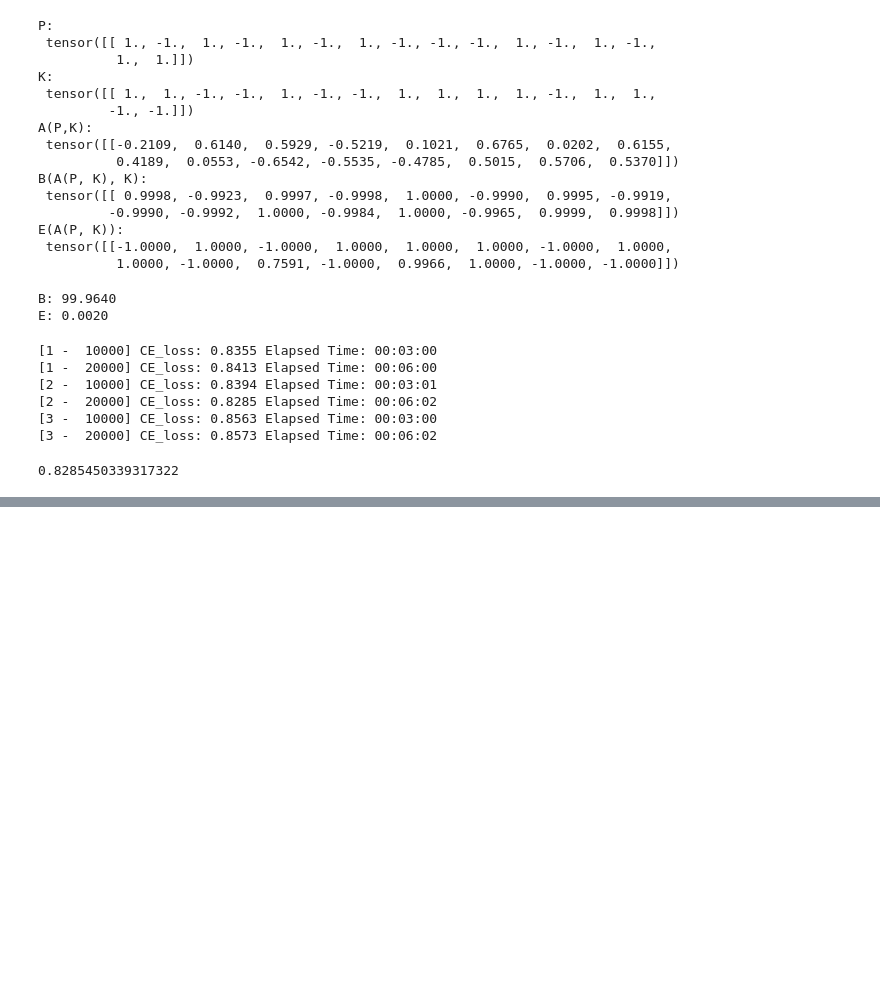
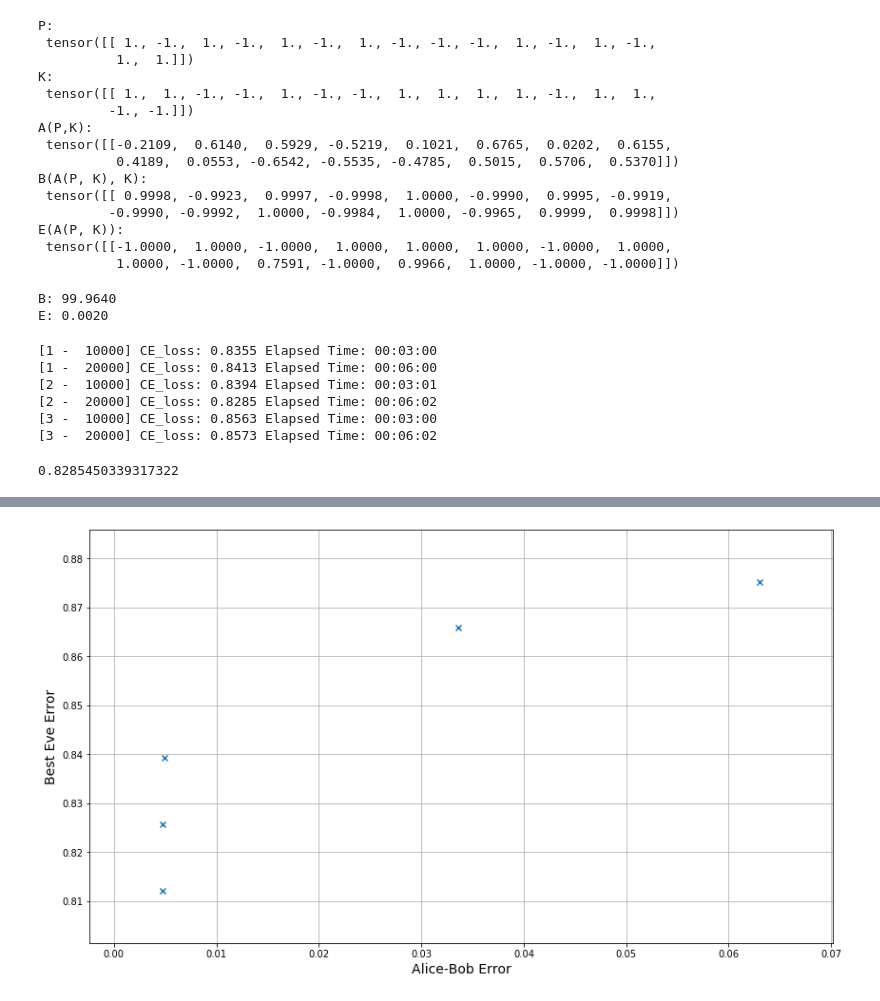
Before and after one commit to wert310/adversarial_neural_crypto, a Jupyter notebook: symmetric_encryption.ipynb, the cells around one changed output, grey strips where cells are left out. Cells and saved outputs as stored; diff of their text form; code cells hidden in the pictures; blank space fills up the shorter version.

```diff
--- a/symmetric_encryption.ipynb
+++ b/symmetric_encryption.ipynb
@@ -242,14 +241,19 @@ Best_E_loss
 def validate(num_times=20):
     AB = []
     BE = []
-    for _ in range(num_times):
+    start_time = time.time()
+    for n in range(num_times):
         A = ABENet(N, has_key=True).to(DEVICE)
         B = ABENet(N, has_key=True).to(DEVICE)
         E = ABENet(N, has_key=False).to(DEVICE)
         ABs, Es = train_abe(A,B,E, max_iter=15000, debug_print=5000)
-        _, Best_E_loss = train_best_eve(A, E, retries=3, max_iter=20000)
-        AB.append(ABs[:-1])
+        _, Best_E_loss = train_best_eve(A, E, retries=3, max_iter=15000, debug_print=7500)
+        AB.append(ABs[-1])
         BE.append(Best_E_loss)
+        elapsed_time = time.time() - start_time
+        print("[N: {}] AB_loss: {:2.4f} E_loss: {:2.4f} Elapsed Time: {}".format(
+            n+1, ABs[-1], Best_E_loss, time.strftime("%H:%M:%S", time.gmtime(elapsed_time))))
+
     return AB, BE
 # %%
 AB, BE = validate(num_times=5)
@@ -256,11 +278,12 @@ AB, BE = validate(num_times=5)
 # %%
 def plot_best_eves(AB, BE):
     plt.figure(figsize=(14,8))
-    plt.scatter(AB,BE)
+    plt.scatter(AB,BE, marker='x')
     plt.xlabel("Alice-Bob Error", fontsize=14)
     plt.ylabel("Best Eve Error", fontsize=14)
-    plt.legend(fontsize=14)
     plt.grid(True, which='both')
     plt.show()
 
-plot_abe_losses()
+plot_best_eves(AB, BE)
+# %% [output]
+[figure, added]
```
Also changed, not shown: parts of 2 cells of this notebook.
